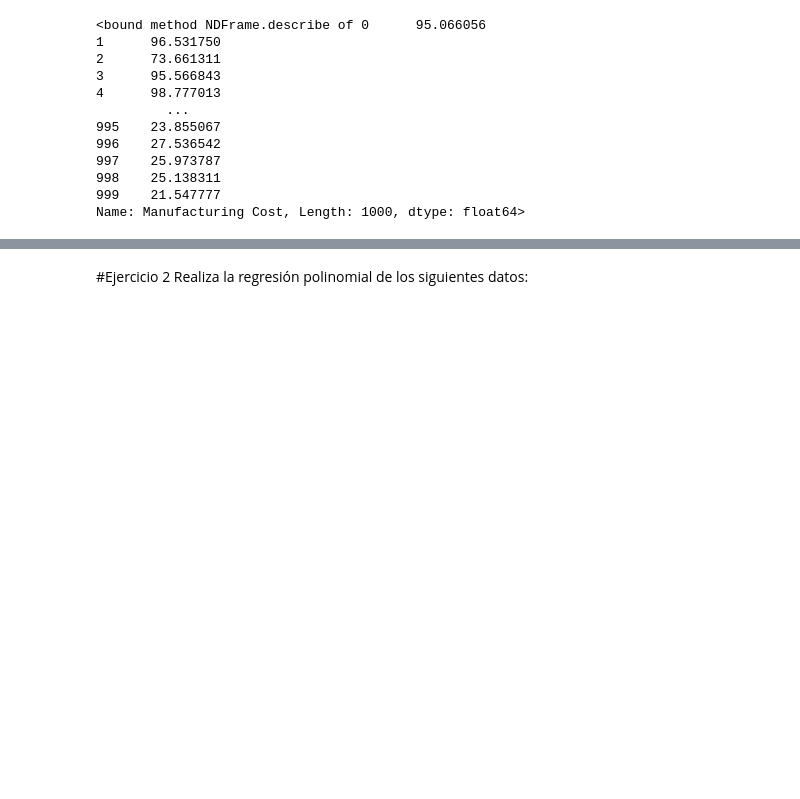
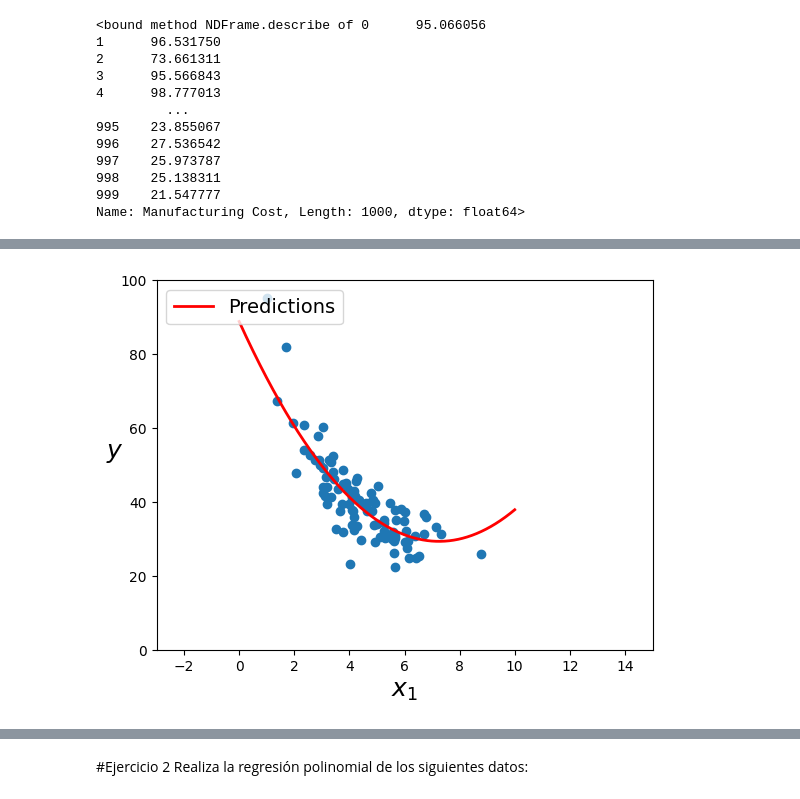
Before and after one commit to PosgradoMNA/actividades-de-aprendizaje-joshiecruz, a Jupyter notebook: Entregas Semanales/Entrega Semana 8/Regresiones - Kmeans/TecMty_Regresion_lineal_polinomial (2).ipynb, the cells around one changed output, grey strips where cells are left out. Drawn from its saved outputs; the diff is of its cells as text; code cells hidden in the pictures; blank space fills up the shorter version.

```diff
--- a/Entregas Semanales/Entrega Semana 8/Regresiones - Kmeans/TecMty_Regresion_lineal_polinomial (2).ipynb
+++ b/Entregas Semanales/Entrega Semana 8/Regresiones - Kmeans/TecMty_Regresion_lineal_polinomial (2).ipynb
@@ -315,0 +355,12 @@ NameError: ignored
+# %%
+#polinomial
+
+poly_features = PolynomialFeatures(degree=2, include_bias=False)
+X_poly = poly_features.fit_transform(x_train)
+lin_reg = LinearRegression(fit_intercept=True)
+lin_reg.fit(X_poly, y_train)
+
+X_new=np.linspace(0, 10, 1000).reshape(1000, 1)
+X_new_poly = poly_features.transform(X_new)
+y_new = lin_reg.predict(X_new_poly)
+yhat_RP = y_new
@@ -315,0 +385,10 @@ NameError: ignored
+# %%
+
+plt.scatter(x_test, y_test)
+plt.plot(X_new, y_new, "r-", linewidth=2, label="Predictions")
+plt.xlabel("$x_1$", fontsize=18)
+plt.ylabel("$y$", rotation=0, fontsize=18)
+plt.legend(loc="upper left", fontsize=14)
+plt.axis([-3, 15, 0, 100]);
+# %% [output]
+[figure, added]
```
Also changed, not shown: parts of 36 cells of this notebook, 1 other file.
